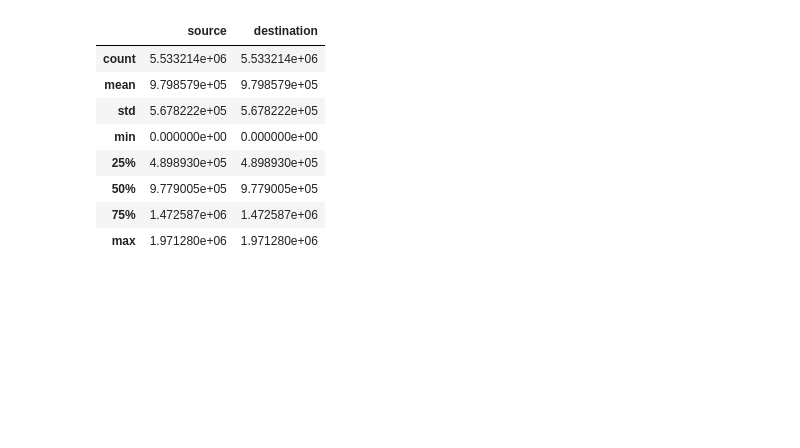
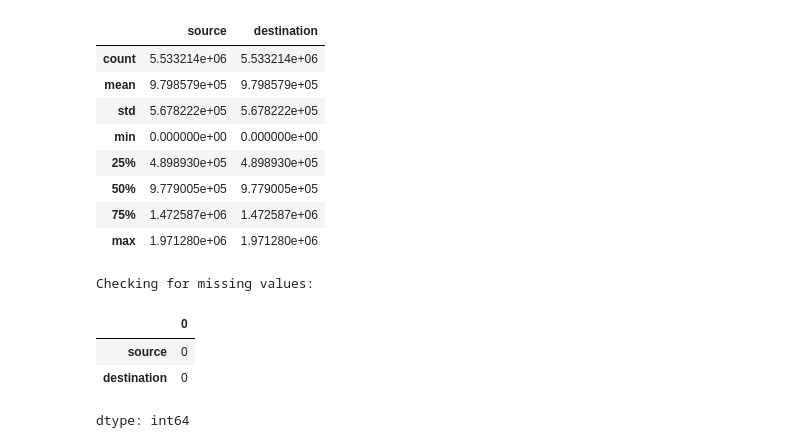
Before and after one commit to Ethiraj-tech/git-journey, a Jupyter notebook: California_road_network.ipynb, the cells around one changed output. Drawn from its saved outputs; the diff is of its cells as text; code cells hidden in the pictures; blank space fills up the shorter version.

```diff
--- a/California_road_network.ipynb
+++ b/California_road_network.ipynb
@@ -77,3 +77,12 @@ display(df.describe())
 | 50% | 9.779005e+05 | 9.779005e+05 |
 | 75% | 1.472587e+06 | 1.472587e+06 |
 | max | 1.971280e+06 | 1.971280e+06 |
+# %%
+print("Checking for missing values:")
+display(df.isnull().sum())
+# %% [output]
+Checking for missing values:
+|  | 0 |
+| source | 0 |
+| destination | 0 |
+dtype: int64
```
Also changed, not shown: parts of 2 cells of this notebook.
